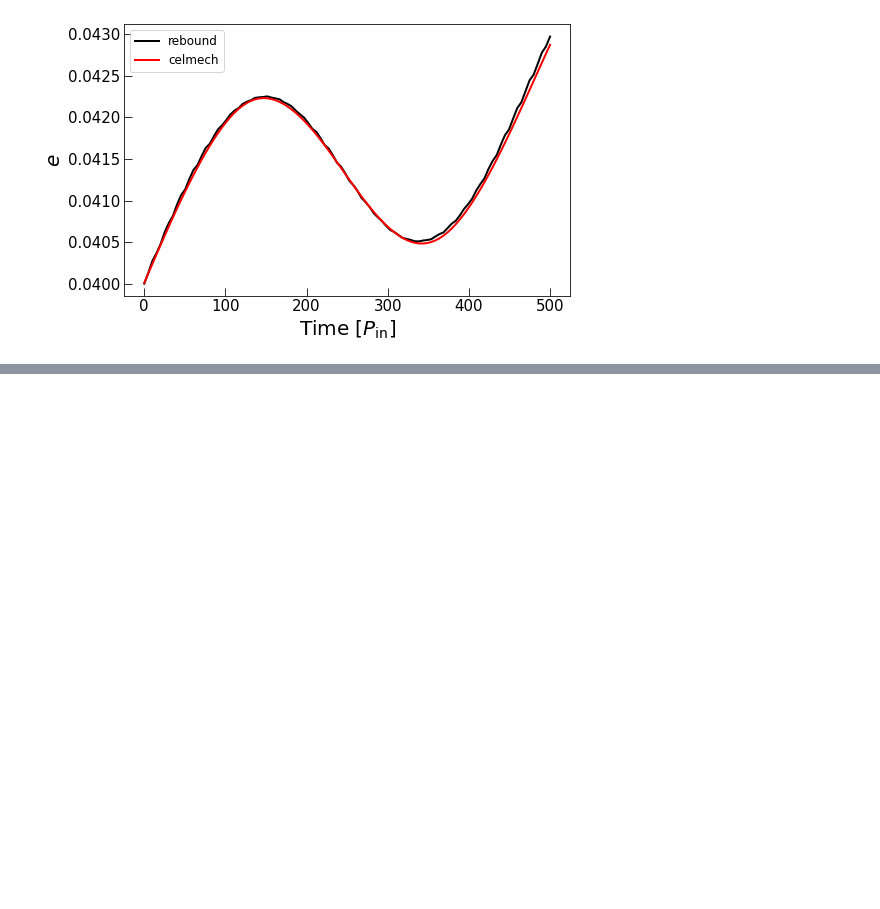
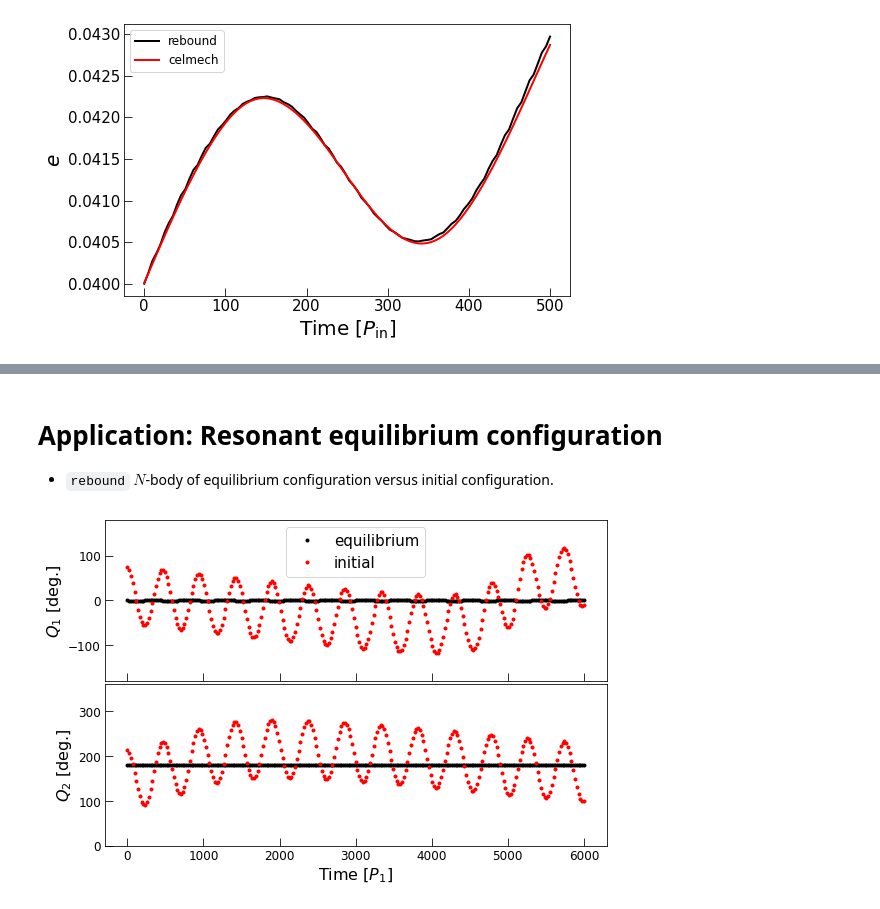
Before and after one commit to shadden/CelmechTutorial_SaoPauloState_Aug2022, a Jupyter notebook: CelmechTutorial_SaoPauloState_Aug2022.ipynb, the cells around one changed output, grey strips where cells are left out. Saved outputs shown, nothing was run; the diff lists cells and outputs as text; code cells hidden in the pictures; blank space fills up the shorter version.

```diff
--- a/CelmechTutorial_SaoPauloState_Aug2022.ipynb
+++ b/CelmechTutorial_SaoPauloState_Aug2022.ipynb
@@ -471,0 +528,7 @@ old_var_values = ct_composite.new_to_old_array(new_var_values)
+# %% [markdown]
+# Application: Resonant equilibrium configuration
+- `rebound` $N$-body of equilibrium configuration versus initial configuration.
+# %%
+fig
+# %% [output]
+[figure, added]
```
Also changed, not shown: parts of 54 cells of this notebook.
